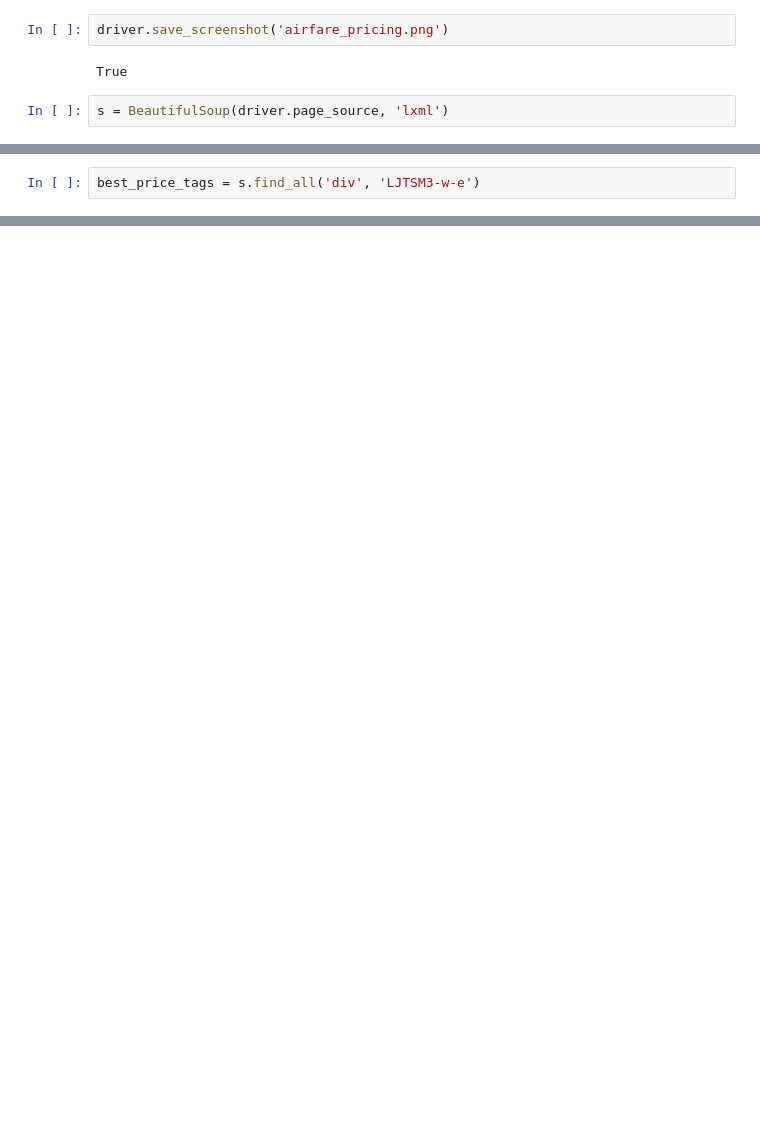
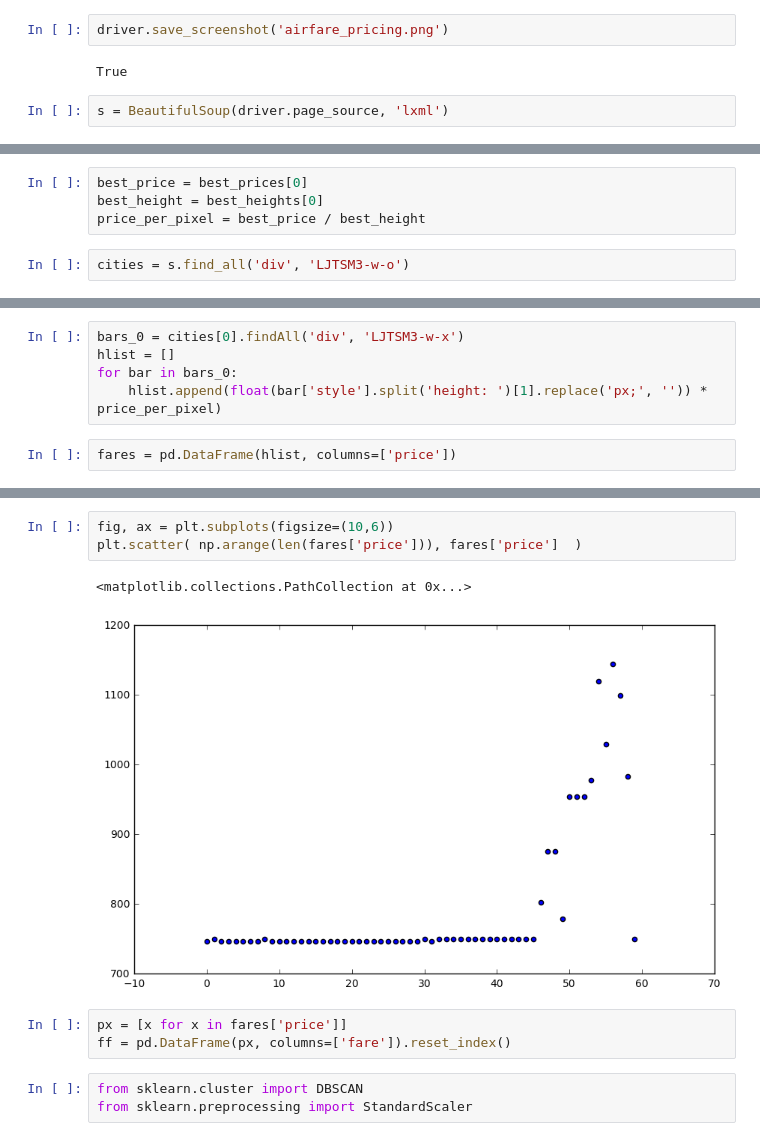
Before and after one commit to alymenbr/python_ml, a Jupyter notebook: airfare_pricing.ipynb, the cells around one changed output, grey strips where cells are left out. Drawn from its saved outputs; the diff is of its cells as text; blank space fills up the shorter version.

```diff
--- a/airfare_pricing.ipynb
+++ b/airfare_pricing.ipynb
@@ -26,2 +37,6 @@ s = BeautifulSoup(driver.page_source, 'lxml')
+# %%
+best_price = best_prices[0]
+best_height = best_heights[0]
+price_per_pixel = best_price / best_height
 # %%
-best_price_tags = s.find_all('div', 'LJTSM3-w-e')
+cities = s.find_all('div', 'LJTSM3-w-o')
@@ -35,0 +43,7 @@ best_prices
+# %%
+bars_0 = cities[0].findAll('div', 'LJTSM3-w-x')
+hlist = []
+for bar in bars_0:
+    hlist.append(float(bar['style'].split('height: ')[1].replace('px;', '')) * price_per_pixel)
+# %%
+fares = pd.DataFrame(hlist, columns=['price'])
@@ -35,0 +62,12 @@ best_prices
+# %%
+fig, ax = plt.subplots(figsize=(10,6))
+plt.scatter( np.arange(len(fares['price'])), fares['price']  )
+# %% [output]
+<matplotlib.collections.PathCollection at 0x...>
+[figure, added]
+# %%
+px = [x for x in fares['price']]
+ff = pd.DataFrame(px, columns=['fare']).reset_index()
+# %%
+from sklearn.cluster import DBSCAN
+from sklearn.preprocessing import StandardScaler
```
Also changed, not shown: parts of 8 cells of this notebook, 2 other files.
